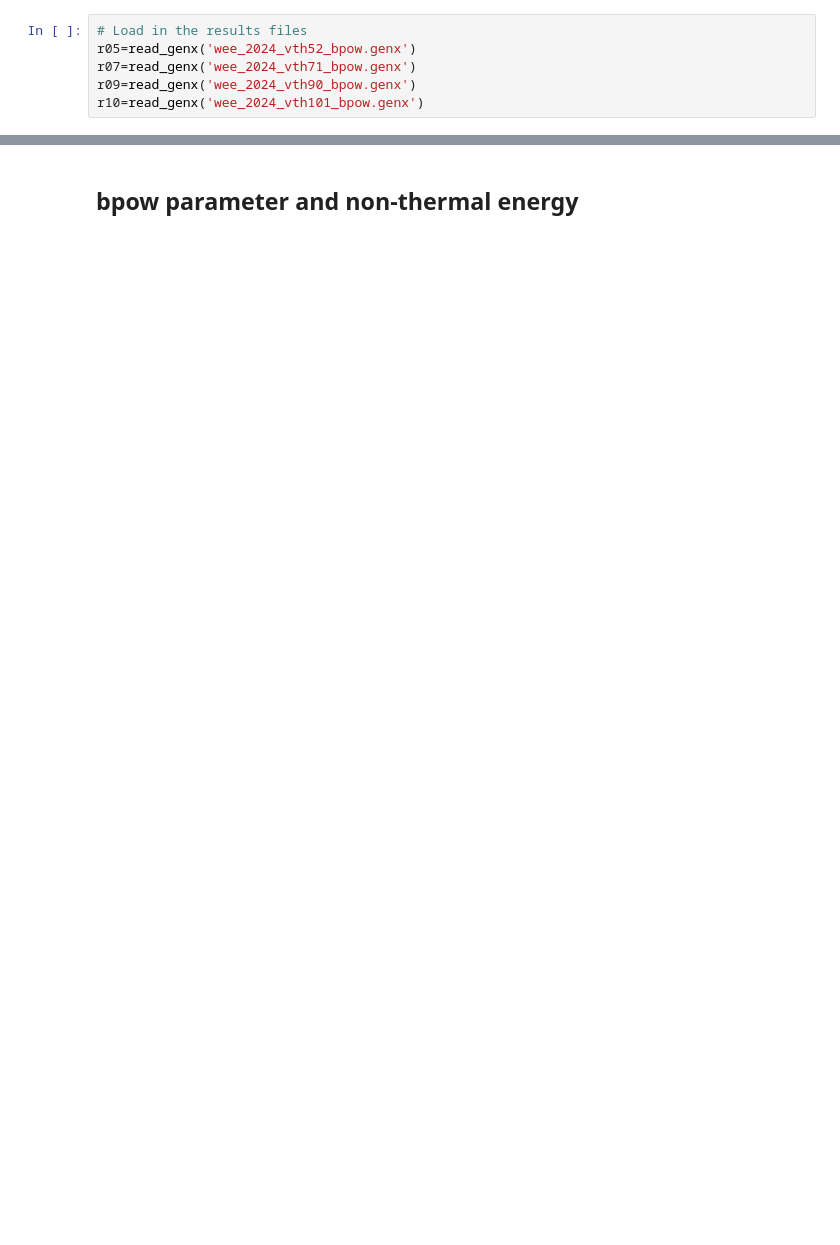
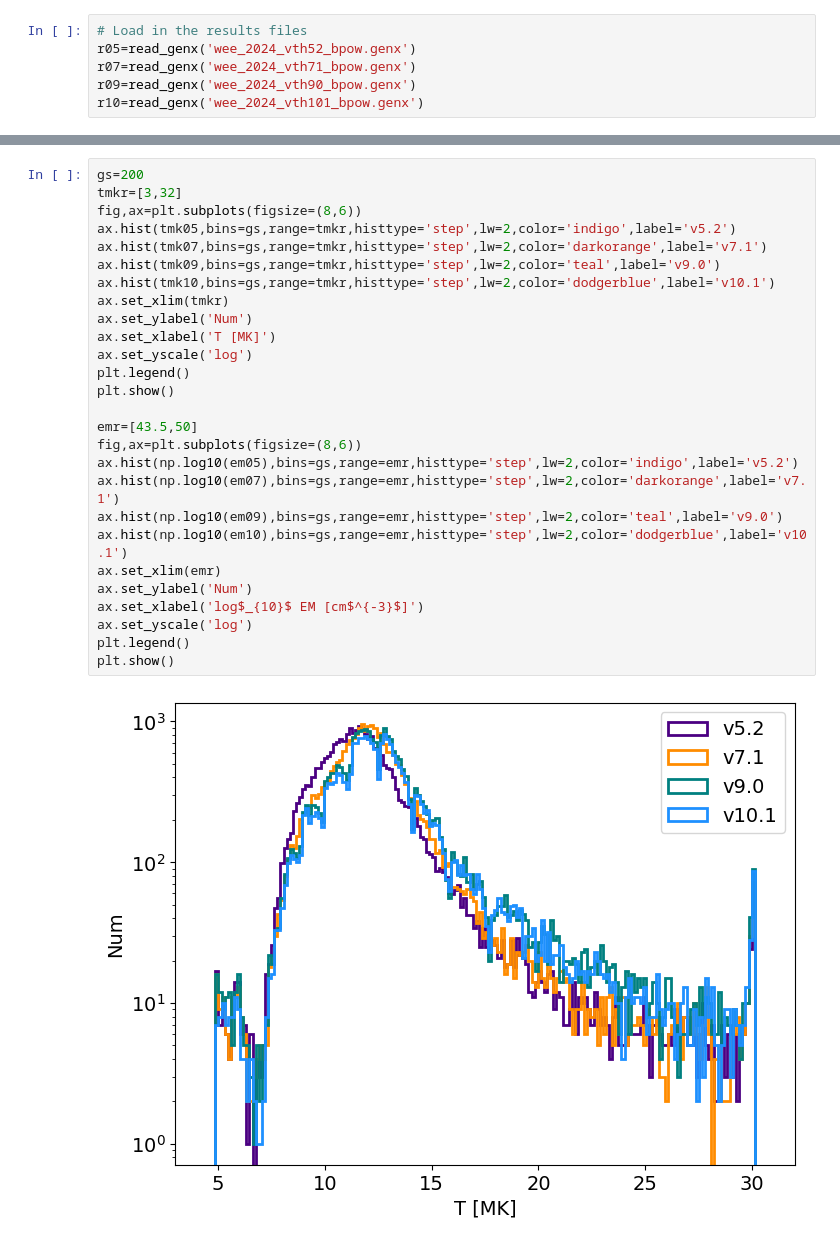
Before and after one commit to ianan/wee_2024, a Jupyter notebook: plot_fvthbpow_ch.ipynb, the cells around one changed output, grey strips where cells are left out. Saved outputs shown, nothing was run; the diff lists cells and outputs as text; blank space fills up the shorter version.

```diff
--- a/plot_fvthbpow_ch.ipynb
+++ b/plot_fvthbpow_ch.ipynb
@@ -97,2 +112,29 @@ plt.show()
-# %% [markdown]
-## bpow parameter and non-thermal energy
+# %%
+gs=200
+tmkr=[3,32]
+fig,ax=plt.subplots(figsize=(8,6))
+ax.hist(tmk05,bins=gs,range=tmkr,histtype='step',lw=2,color='indigo',label='v5.2')
+ax.hist(tmk07,bins=gs,range=tmkr,histtype='step',lw=2,color='darkorange',label='v7.1')
+ax.hist(tmk09,bins=gs,range=tmkr,histtype='step',lw=2,color='teal',label='v9.0')
+ax.hist(tmk10,bins=gs,range=tmkr,histtype='step',lw=2,color='dodgerblue',label='v10.1')
+ax.set_xlim(tmkr)
+ax.set_ylabel('Num')
+ax.set_xlabel('T [MK]')
+ax.set_yscale('log')
+plt.legend()
+plt.show()
+
+emr=[43.5,50]
+fig,ax=plt.subplots(figsize=(8,6))
+ax.hist(np.log10(em05),bins=gs,range=emr,histtype='step',lw=2,color='indigo',label='v5.2')
+ax.hist(np.log10(em07),bins=gs,range=emr,histtype='step',lw=2,color='darkorange',label='v7.1')
+ax.hist(np.log10(em09),bins=gs,range=emr,histtype='step',lw=2,color='teal',label='v9.0')
+ax.hist(np.log10(em10),bins=gs,range=emr,histtype='step',lw=2,color='dodgerblue',label='v10.1')
+ax.set_xlim(emr)
+ax.set_ylabel('Num')
+ax.set_xlabel('log$_{10}$ EM [cm$^{-3}$]')
+ax.set_yscale('log')
+plt.legend()
+plt.show()
+# %% [output]
+[figure, added]
```
Also changed, not shown: parts of 18 cells of this notebook, 4 other files.
